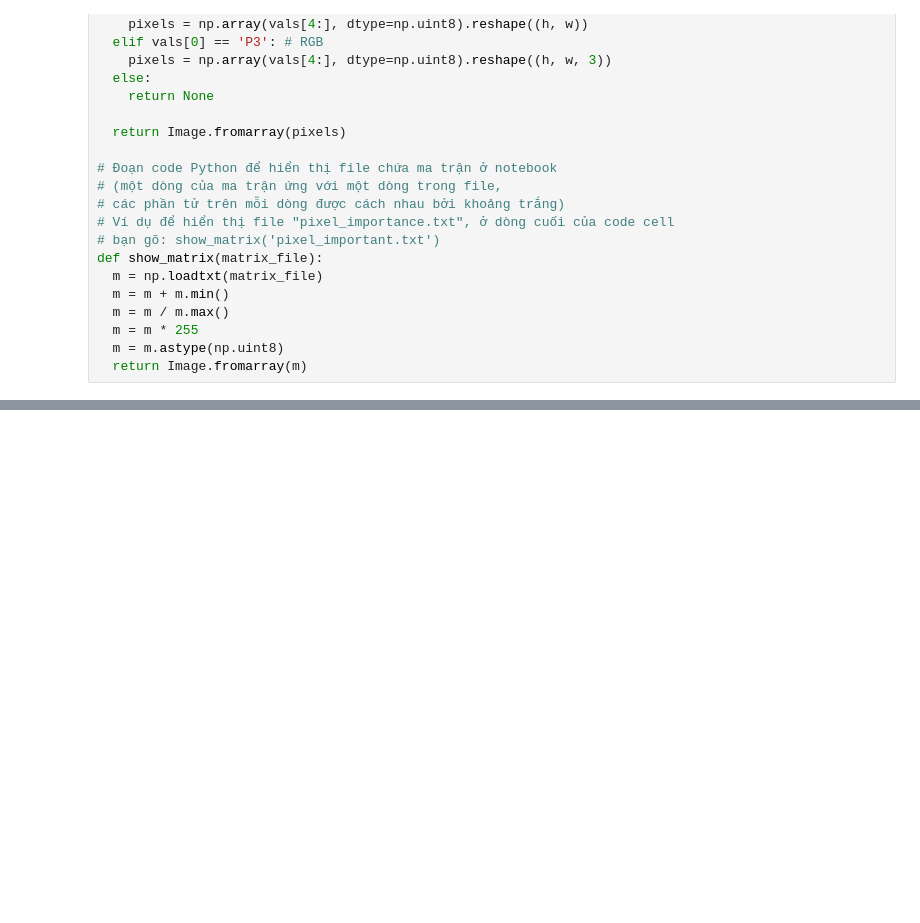
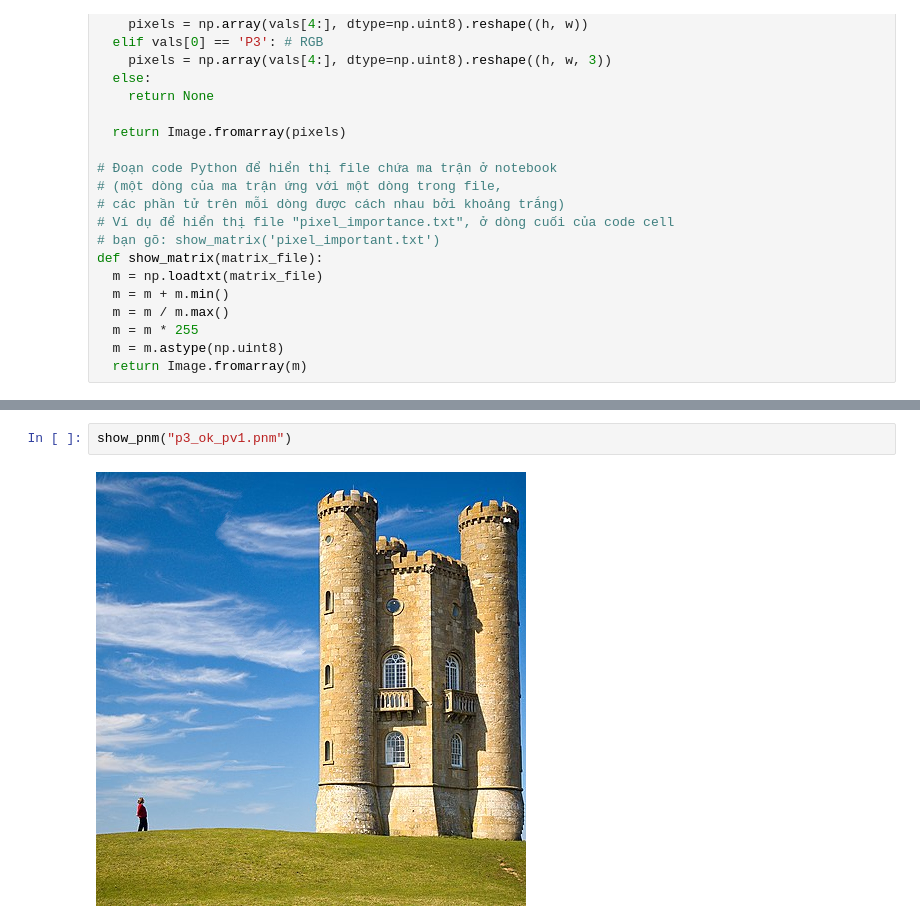
Before and after one commit to Dontregret9/Seam-carving, a Jupyter notebook: Seam_Carving.ipynb, the cells around one changed output, grey strips where cells are left out. Drawn from its saved outputs; the diff is of its cells as text; blank space fills up the shorter version.

```diff
--- a/Seam_Carving.ipynb
+++ b/Seam_Carving.ipynb
@@ -62,0 +81,4 @@ def show_matrix(matrix_file):
+# %%
+show_pnm("p3_ok_pv1.pnm")
+# %% [output]
+[figure, added]
```
Also changed, not shown: parts of 13 cells of this notebook.
